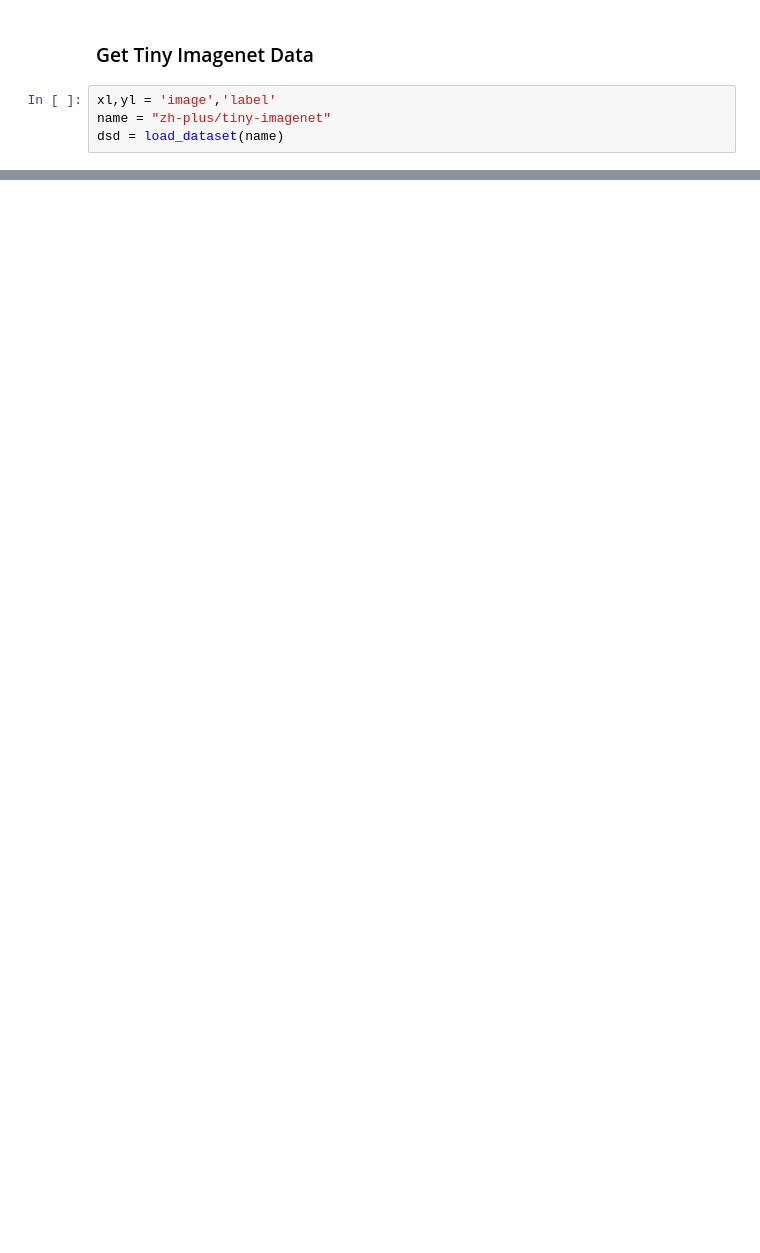
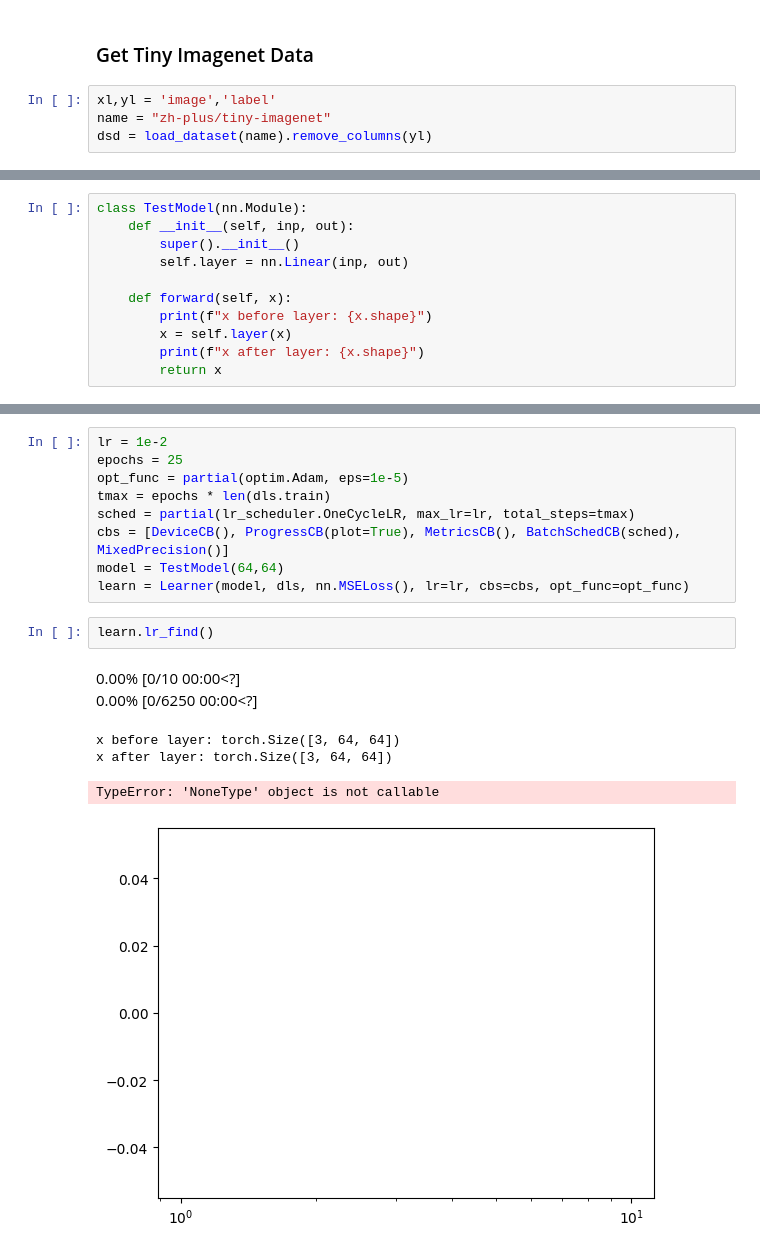
Before and after one commit to dumbdude00/dumbAI, a Jupyter notebook: GalvanizedHeart_nbs/03_collate.ipynb, the cells around one changed output, grey strips where cells are left out. Drawn from its saved outputs; the diff is of its cells as text; blank space fills up the shorter version.

```diff
--- a/GalvanizedHeart_nbs/03_collate.ipynb
+++ b/GalvanizedHeart_nbs/03_collate.ipynb
@@ -13,4 +12,4 @@ import multiprocessing as mp
 # %%
 xl,yl = 'image','label'
 name = "zh-plus/tiny-imagenet"
-dsd = load_dataset(name)
+dsd = load_dataset(name).remove_columns(yl)
@@ -33,0 +18,11 @@ DatasetDict({
+# %%
+class TestModel(nn.Module):
+    def __init__(self, inp, out):
+        super().__init__()
+        self.layer = nn.Linear(inp, out)
+
+    def forward(self, x):
+        print(f"x before layer: {x.shape}")
+        x = self.layer(x)
+        print(f"x after layer: {x.shape}")
+        return x
@@ -33,0 +71,18 @@ DatasetDict({
+# %%
+lr = 1e-2
+epochs = 25
+opt_func = partial(optim.Adam, eps=1e-5)
+tmax = epochs * len(dls.train)
+sched = partial(lr_scheduler.OneCycleLR, max_lr=lr, total_steps=tmax)
+cbs = [DeviceCB(), ProgressCB(plot=True), MetricsCB(), BatchSchedCB(sched), MixedPrecision()]
+model = TestModel(64,64)
+learn = Learner(model, dls, nn.MSELoss(), lr=lr, cbs=cbs, opt_func=opt_func)
+# %%
+learn.lr_find()
+# %% [output]
+0.00% [0/10 00:00<?]
+0.00% [0/6250 00:00<?]
+x before layer: torch.Size([3, 64, 64])
+x after layer: torch.Size([3, 64, 64])
+TypeError: 'NoneType' object is not callable
+[figure, added]
```
Also changed, not shown: parts of 20 cells of this notebook, 1 other file.
